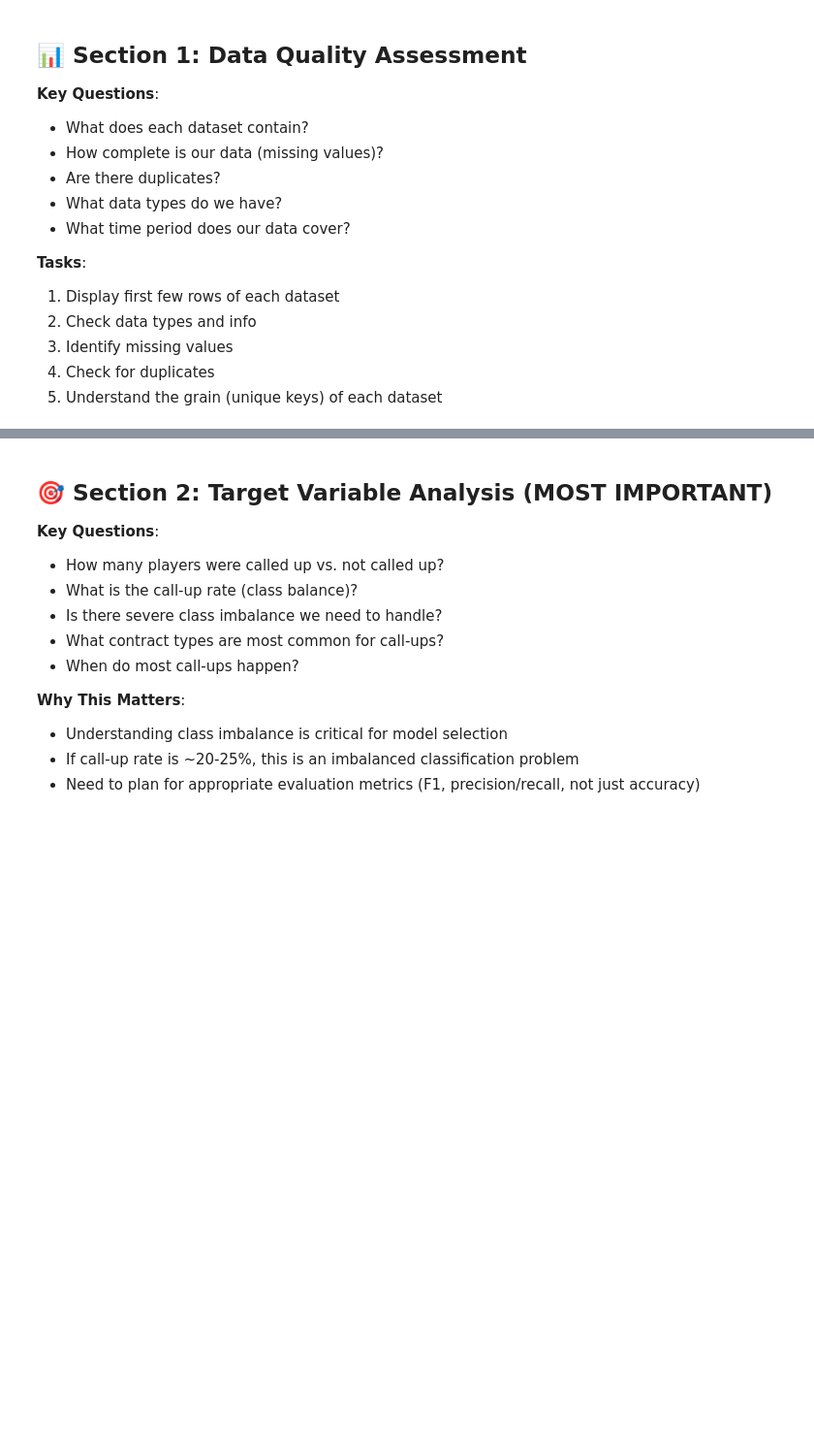
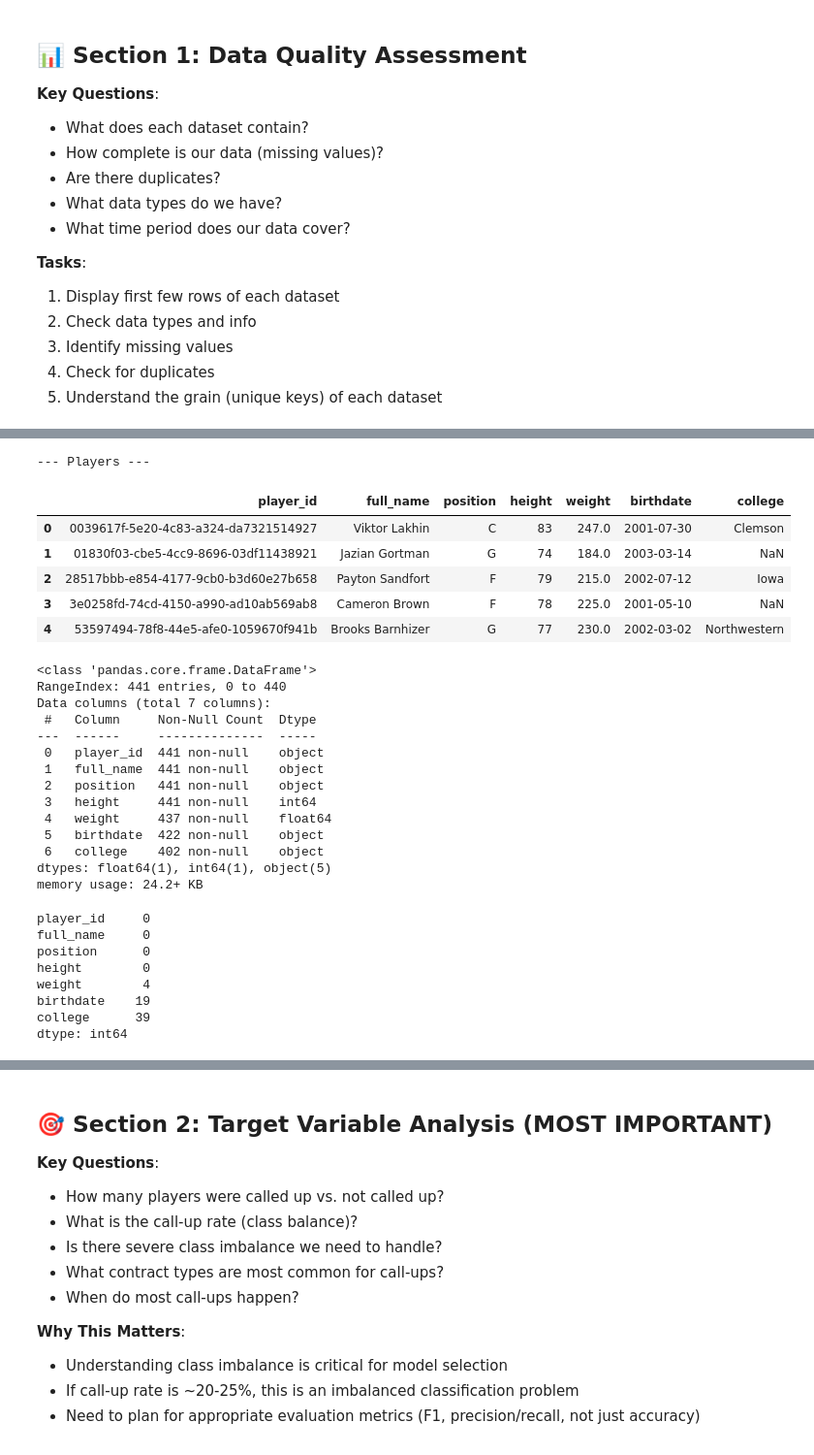
Before and after one commit to anirudh9280/Next-Up, a Jupyter notebook: eda.ipynb, the cells around one changed output, grey strips where cells are left out. Shown: that part at 97% size. Cells and saved outputs as stored; diff of their text form; code cells hidden in the pictures; blank space fills up the shorter version.

```diff
--- a/eda.ipynb
+++ b/eda.ipynb
@@ -89,0 +124,36 @@ Datasets loaded:
+# %%
+#1,2 check data types and info()
+print("--- Players ---")
+display(df_players.head(5))
+df_players.info()
+df_players.isnull().sum()
+# %% [output]
+--- Players ---
+|  | player_id | full_name | position | height | weight | birthdate | college |
+| 0 | 0039617f-5e20-4c83-a324-da7321514927 | Viktor Lakhin | C | 83 | 247.0 | 2001-07-30 | Clemson |
+| 1 | 01830f03-cbe5-4cc9-8696-03df11438921 | Jazian Gortman | G | 74 | 184.0 | 2003-03-14 | NaN |
+| 2 | 28517bbb-e854-4177-9cb0-b3d60e27b658 | Payton Sandfort | F | 79 | 215.0 | 2002-07-12 | Iowa |
+| 3 | 3e0258fd-74cd-4150-a990-ad10ab569ab8 | Cameron Brown | F | 78 | 225.0 | 2001-05-10 | NaN |
+| 4 | 53597494-78f8-44e5-afe0-1059670f941b | Brooks Barnhizer | G | 77 | 230.0 | 2002-03-02 | Northwestern |
+<class 'pandas.core.frame.DataFrame'>
+RangeIndex: 441 entries, 0 to 440
+Data columns (total 7 columns):
+ #   Column     Non-Null Count  Dtype
+---  ------     --------------  -----
+ 0   player_id  441 non-null    object
+ 1   full_name  441 non-null    object
+ 2   position   441 non-null    object
+ 3   height     441 non-null    int64
+ 4   weight     437 non-null    float64
+ 5   birthdate  422 non-null    object
+ 6   college    402 non-null    object
+dtypes: float64(1), int64(1), object(5)
+memory usage: 24.2+ KB
+player_id     0
+full_name     0
+position      0
+height        0
+weight        4
+birthdate    19
+college      39
+dtype: int64
```
Also changed, not shown: parts of 6 cells of this notebook, 1 other file.
